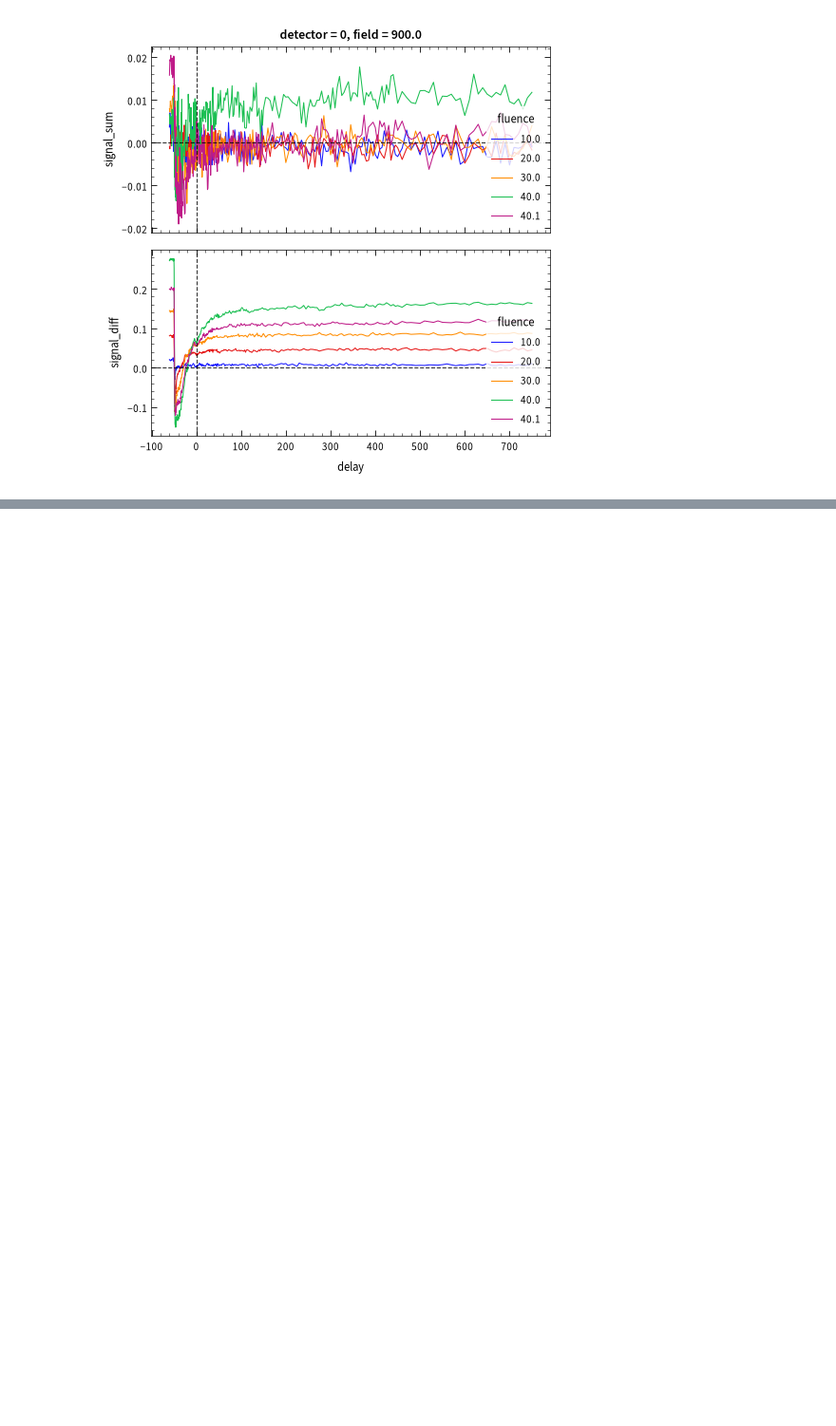
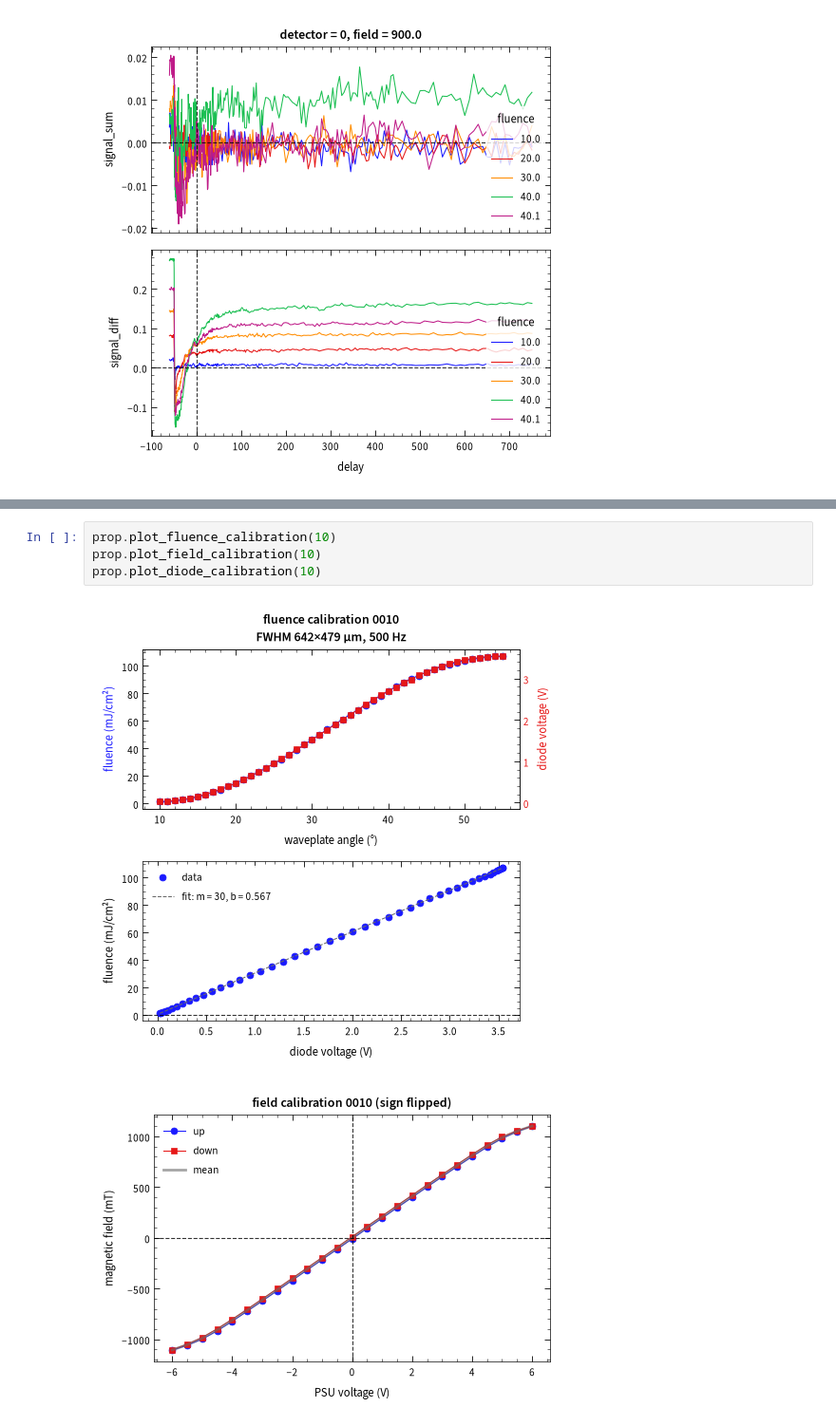
Before and after one commit to cowalz/udkm-trmoke-analysis, a Jupyter notebook: Examples/example.ipynb, the cells around one changed output, grey strips where cells are left out. Shown at 95% size. Drawn from its saved outputs; the diff is of its cells as text; blank space fills up the shorter version.

Commit message:
add plotting functions for calibration scans

```diff
--- a/Examples/example.ipynb
+++ b/Examples/example.ipynb
@@ -371,0 +291,7 @@ for param1_idx in range(len(processed_dataset[param1].values)):
+# %%
+prop.plot_fluence_calibration(10)
+prop.plot_field_calibration(10)
+prop.plot_diode_calibration(10)
+# %% [output]
+[figure, added]
+[figure, added]
```
Also changed, not shown: parts of 20 cells of this notebook, 7 other files.
